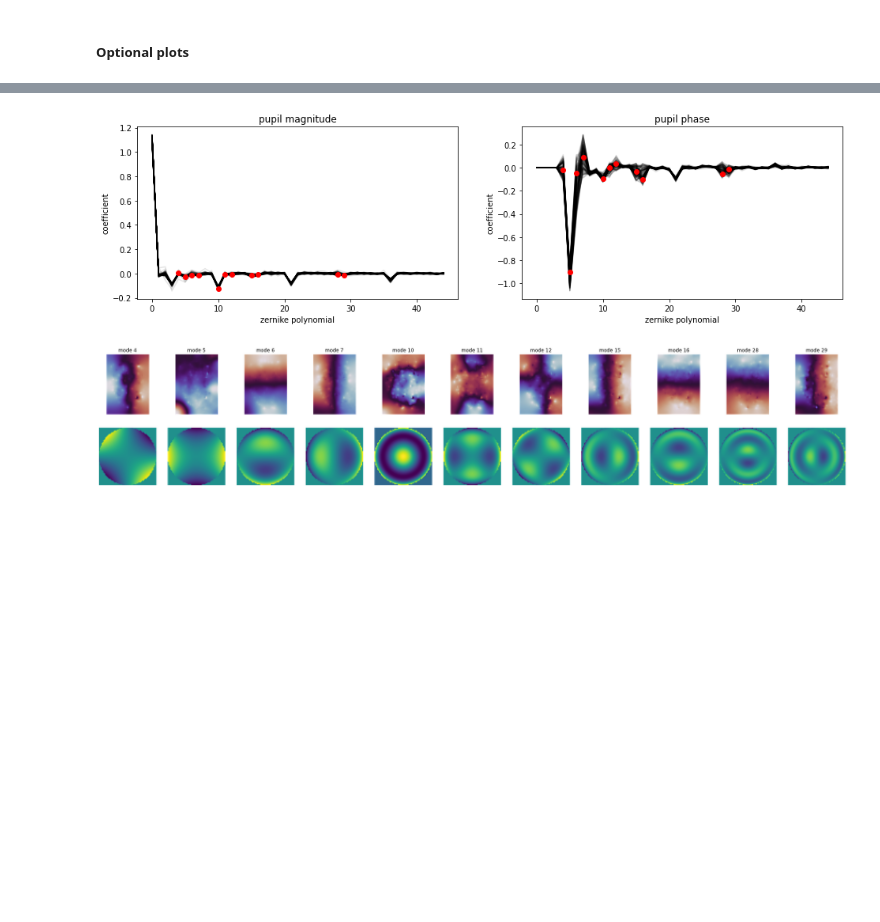
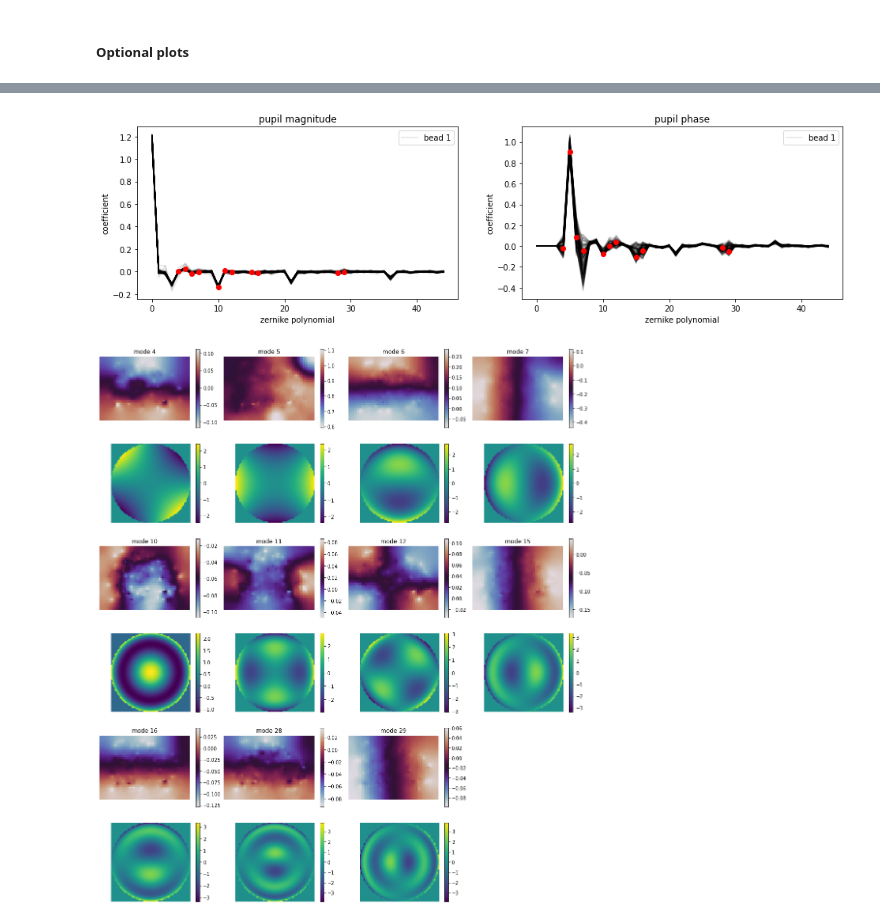
Before and after one commit to ries-lab/uiPSF, a Jupyter notebook: demo/demo_beadPSF_FD.ipynb, the cells around one changed output, grey strips where cells are left out. Drawn from its saved outputs; the diff is of its cells as text; code cells hidden in the pictures; blank space fills up the shorter version.

```diff
--- a/demo/demo_beadPSF_FD.ipynb
+++ b/demo/demo_beadPSF_FD.ipynb
@@ -85,6 +85,6 @@ rois shape channel : (165, 41, 31, 31)
 # %% [markdown]
 ##### Show results
 # %%
-#resfile = r'E:\EMBL files\data for PSF learning\bead data\220524_SL_Beads_SilOilObj_M4\bead_100nm_1\psfmodel_zernike_FD_single.h5'
+resfile = r'E:\EMBL files\data for PSF learning\bead data\220524_SL_Beads_SilOilObj_M4\bead_100nm_1\psfmodel_zernike_FD_single.h5'
 f,p = io.h5.load(resfile) # load result file
 # %%
@@ -110,8 +110,8 @@ showzernike(f,p,index=30)
 # %%
-showzernikemap(f,index=[4,5,6,7,10,11,12,15,16,28,29])
+showzernikemap(f,p,index=[4,5,6,7,10,11,12,15,16,28,29])
 # %% [output]
-[figure, old version]
+[figure, new version]
-[figure, old version]
+[figure, new version]
 # %%
 showlearnedparam(f,p)
 # %% [output]
```
Also changed, not shown: parts of 6 cells of this notebook, 19 other files.
